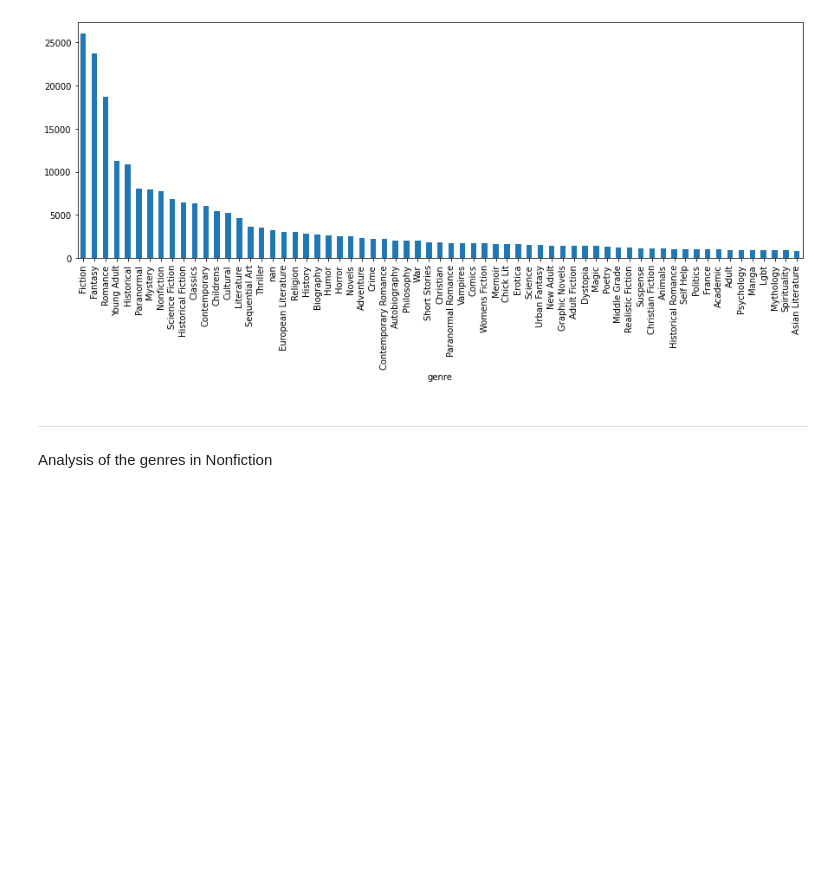
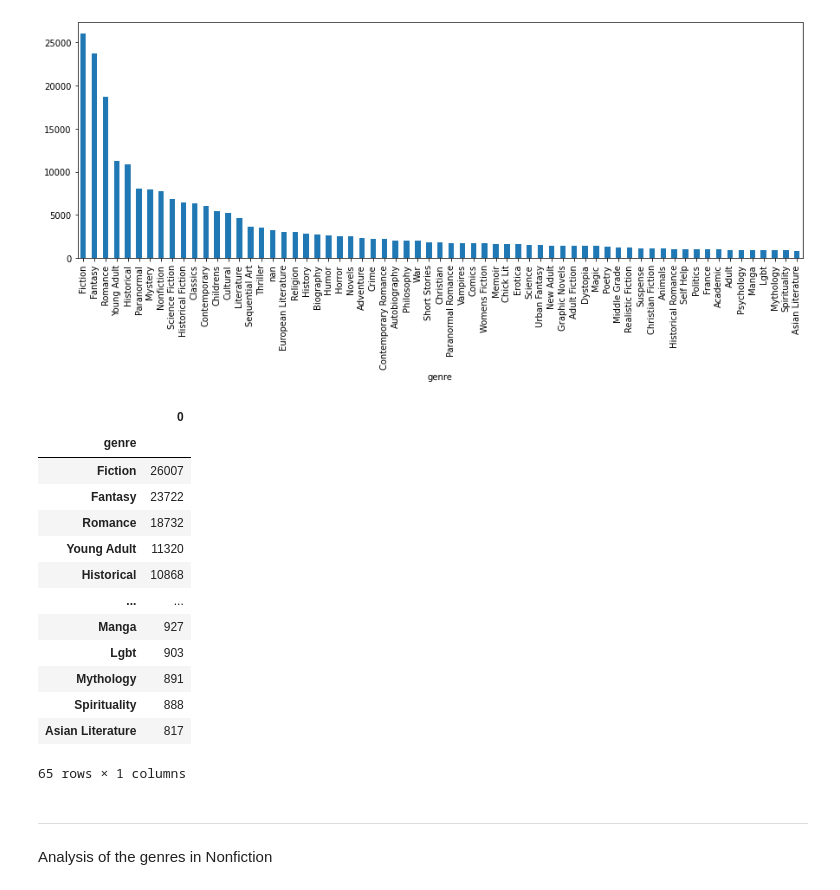
Before and after one commit to A-Istrate/80629_Project, a Jupyter notebook: ML80629_Data_preparation.ipynb, the cells around one changed output. Saved outputs shown, nothing was run; the diff lists cells and outputs as text; code cells hidden in the pictures; blank space fills up the shorter version.

```diff
--- a/ML80629_Data_preparation.ipynb
+++ b/ML80629_Data_preparation.ipynb
@@ -44,6 +44,23 @@ all_genres_long.value_counts("genre")[all_genres_long.value_counts("genre")>800
 # %% [output]
 <AxesSubplot:xlabel='genre'>
 [figure]
+# %%
+pd.DataFrame(all_genres_long.value_counts("genre")[all_genres_long.value_counts("genre")>800 ])
+# %% [output]
+|  | 0 |
+| genre |  |
+| Fiction | 26007 |
+| Fantasy | 23722 |
+| Romance | 18732 |
+| Young Adult | 11320 |
+| Historical | 10868 |
+| ... | ... |
+| Manga | 927 |
+| Lgbt | 903 |
+| Mythology | 891 |
+| Spirituality | 888 |
+| Asian Literature | 817 |
+65 rows × 1 columns
 # %% [markdown]
 ---------------------
 Analysis of the genres in Nonfiction
```
Also changed, not shown: parts of 12 cells of this notebook, 2 other files.
